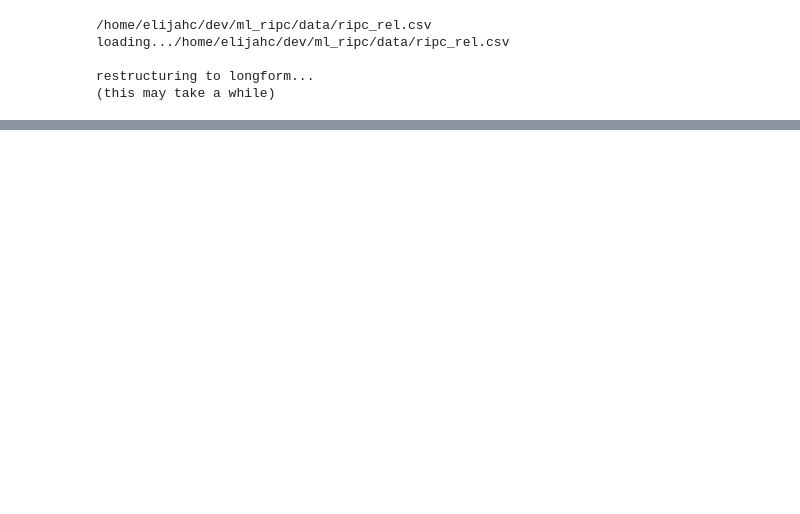
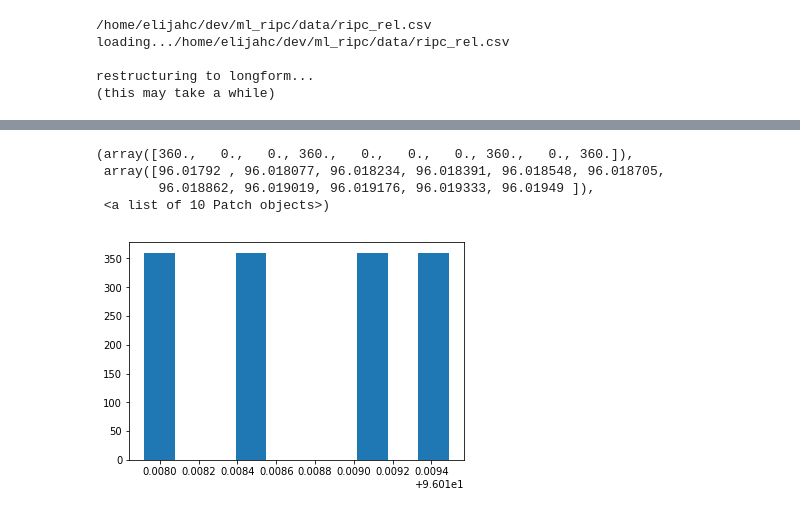
Before and after one commit to jzlab/ml_RIPC, a Jupyter notebook: notebooks/load_data.ipynb, the cells around one changed output, grey strips where cells are left out. Saved outputs shown, nothing was run; the diff lists cells and outputs as text; code cells hidden in the pictures; blank space fills up the shorter version.

```diff
--- a/notebooks/load_data.ipynb
+++ b/notebooks/load_data.ipynb
@@ -32,0 +90,8 @@ array([')', '0', '1', '2', '3', '4', '5', '6', '7', '8', '9', 'A', 'B',
+# %%
+plt.hist(rel_df[rel_df['Name']=='DOJ1I8IOXE']['Molecular Weight'])
+# %% [output]
+(array([360.,   0.,   0., 360.,   0.,   0.,   0., 360.,   0., 360.]),
+ array([96.01792 , 96.018077, 96.018234, 96.018391, 96.018548, 96.018705,
+        96.018862, 96.019019, 96.019176, 96.019333, 96.01949 ]),
+ <a list of 10 Patch objects>)
+[figure, added]
```
Also changed, not shown: parts of 12 cells of this notebook, 4 other files.
